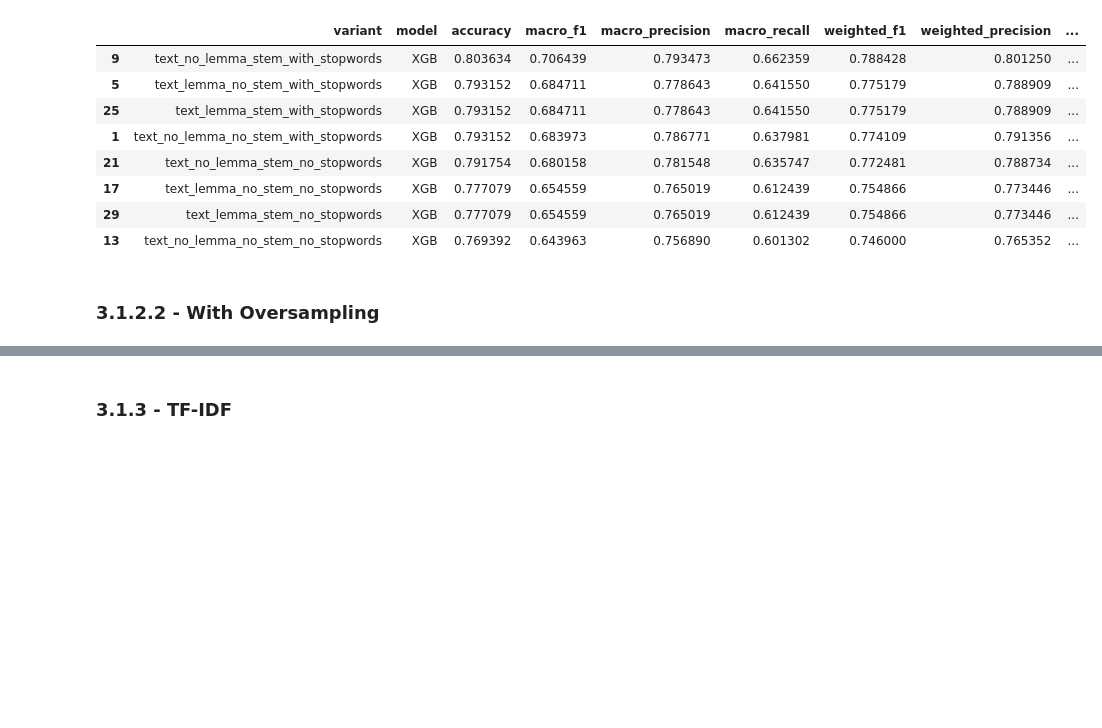
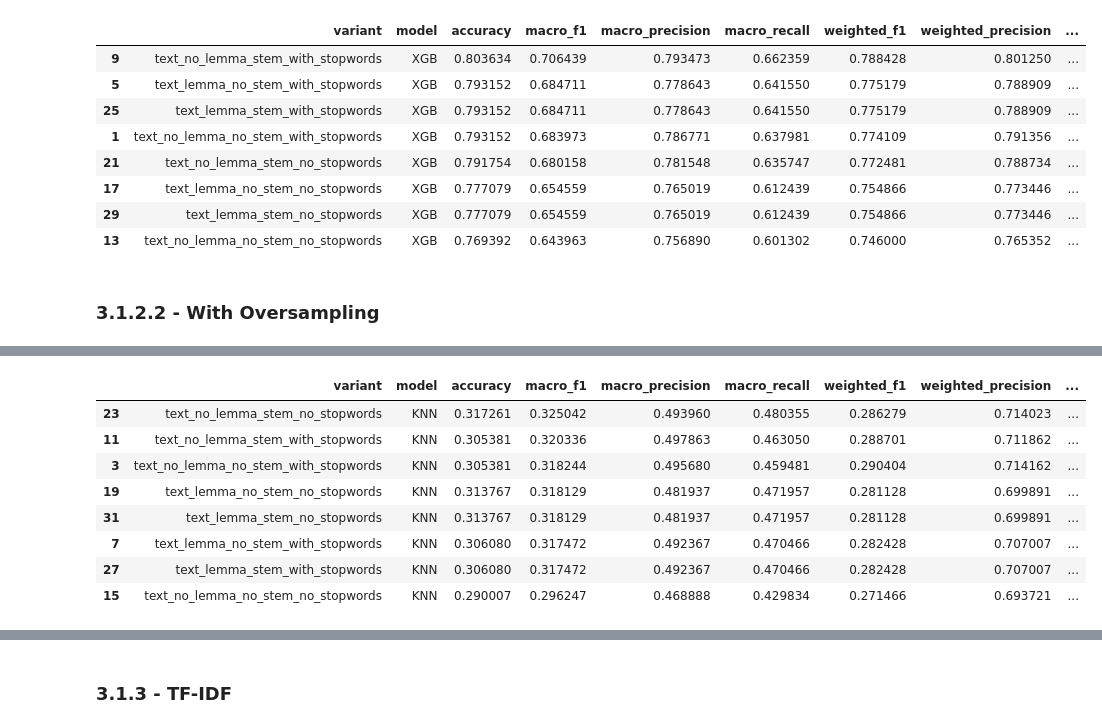
Before and after one commit to VGoon/TMProject_Group8_2425, a Jupyter notebook: Project.ipynb, the cells around one changed output, grey strips where cells are left out. Drawn from its saved outputs; the diff is of its cells as text; code cells hidden in the pictures; blank space fills up the shorter version.

```diff
--- a/Project.ipynb
+++ b/Project.ipynb
@@ -432,0 +599,13 @@ XGB_results.sort_values(by='macro_f1', ascending=False)
+# %%
+KNN_os = traditional_ml_bow_os[traditional_ml_bow_os['model'] == 'KNN']
+KNN_os.sort_values(by='macro_f1', ascending=False)
+# %% [output]
+|  | variant | model | accuracy | macro_f1 | macro_precision | macro_recall | weighted_f1 | weighted_precision | ... |
+| 23 | text_no_lemma_stem_no_stopwords | KNN | 0.317261 | 0.325042 | 0.493960 | 0.480355 | 0.286279 | 0.714023 | ... |
+| 11 | text_no_lemma_stem_with_stopwords | KNN | 0.305381 | 0.320336 | 0.497863 | 0.463050 | 0.288701 | 0.711862 | ... |
+| 3 | text_no_lemma_no_stem_with_stopwords | KNN | 0.305381 | 0.318244 | 0.495680 | 0.459481 | 0.290404 | 0.714162 | ... |
+| 19 | text_lemma_no_stem_no_stopwords | KNN | 0.313767 | 0.318129 | 0.481937 | 0.471957 | 0.281128 | 0.699891 | ... |
+| 31 | text_lemma_stem_no_stopwords | KNN | 0.313767 | 0.318129 | 0.481937 | 0.471957 | 0.281128 | 0.699891 | ... |
+| 7 | text_lemma_no_stem_with_stopwords | KNN | 0.306080 | 0.317472 | 0.492367 | 0.470466 | 0.282428 | 0.707007 | ... |
+| 27 | text_lemma_stem_with_stopwords | KNN | 0.306080 | 0.317472 | 0.492367 | 0.470466 | 0.282428 | 0.707007 | ... |
+| 15 | text_no_lemma_no_stem_no_stopwords | KNN | 0.290007 | 0.296247 | 0.468888 | 0.429834 | 0.271466 | 0.693721 | ... |
```
Also changed, not shown: parts of 19 cells of this notebook.
